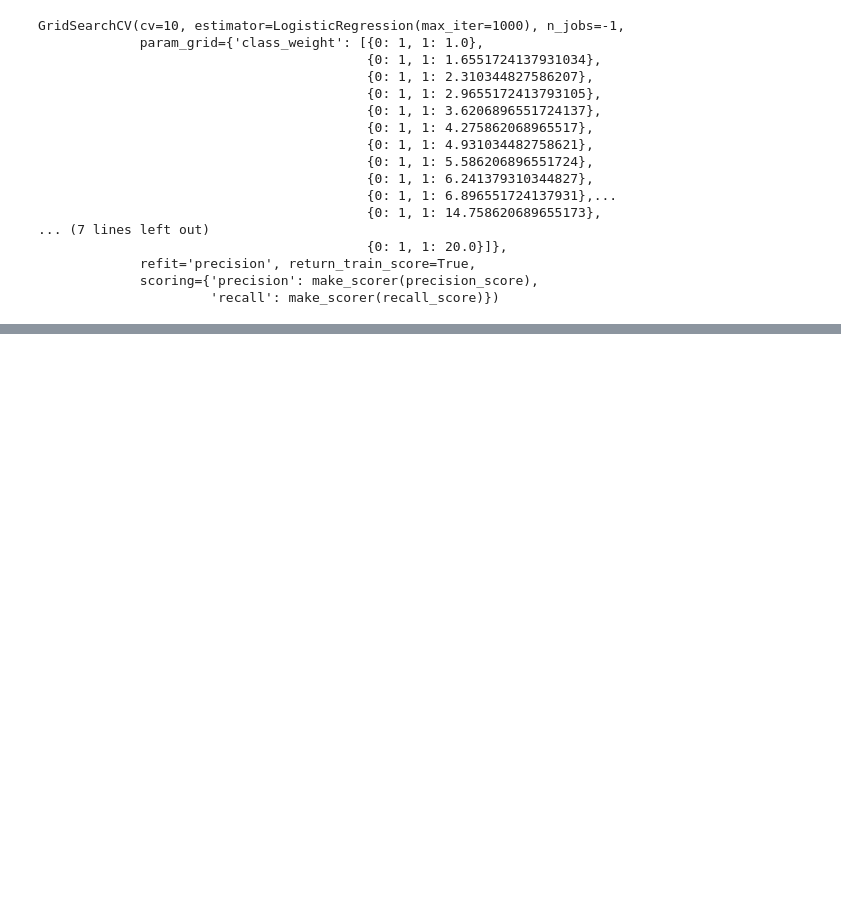
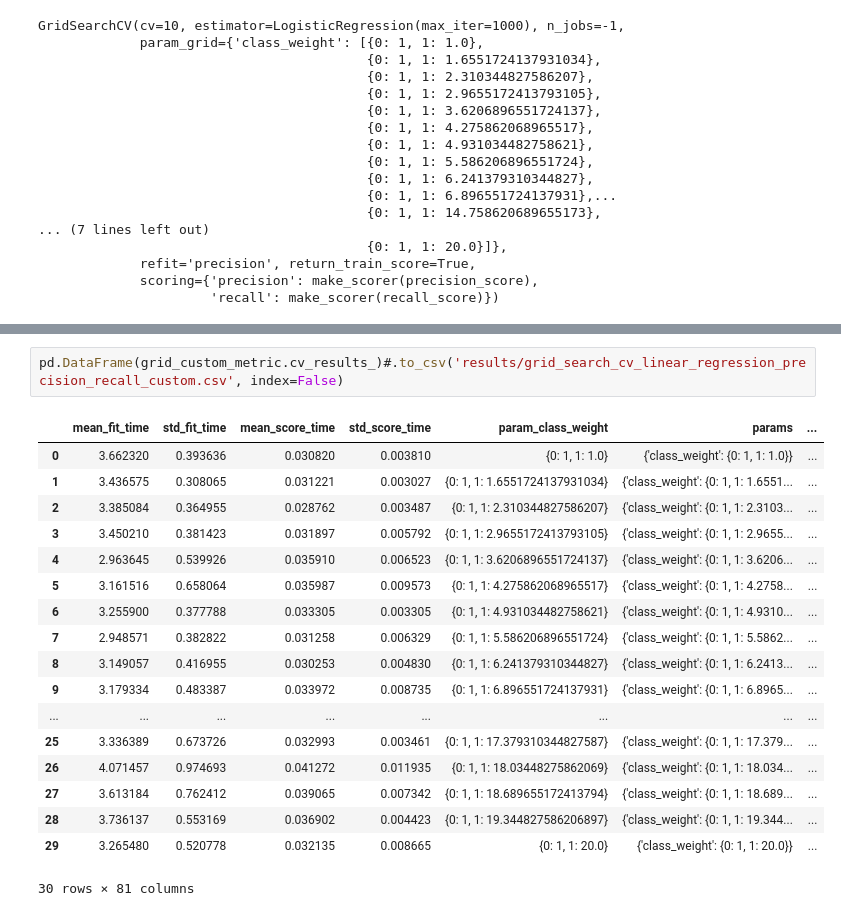
Before and after one commit to Farooq-azam-khan/sklearn-datascience, a Jupyter notebook: src/metrics.ipynb, the cells around one changed output, grey strips where cells are left out. Drawn from its saved outputs; the diff is of its cells as text; blank space fills up the shorter version.

```diff
--- a/src/metrics.ipynb
+++ b/src/metrics.ipynb
@@ -156,0 +198,21 @@ plt.legend()
+# %%
+pd.DataFrame(grid_custom_metric.cv_results_)#.to_csv('results/grid_search_cv_linear_regression_precision_recall_custom.csv', index=False)
+# %% [output]
+|  | mean_fit_time | std_fit_time | mean_score_time | std_score_time | param_class_weight | params | ... |
+| 0 | 3.662320 | 0.393636 | 0.030820 | 0.003810 | {0: 1, 1: 1.0} | {'class_weight': {0: 1, 1: 1.0}} | ... |
+| 1 | 3.436575 | 0.308065 | 0.031221 | 0.003027 | {0: 1, 1: 1.6551724137931034} | {'class_weight': {0: 1, 1: 1.6551... | ... |
+| 2 | 3.385084 | 0.364955 | 0.028762 | 0.003487 | {0: 1, 1: 2.310344827586207} | {'class_weight': {0: 1, 1: 2.3103... | ... |
+| 3 | 3.450210 | 0.381423 | 0.031897 | 0.005792 | {0: 1, 1: 2.9655172413793105} | {'class_weight': {0: 1, 1: 2.9655... | ... |
+| 4 | 2.963645 | 0.539926 | 0.035910 | 0.006523 | {0: 1, 1: 3.6206896551724137} | {'class_weight': {0: 1, 1: 3.6206... | ... |
+| 5 | 3.161516 | 0.658064 | 0.035987 | 0.009573 | {0: 1, 1: 4.275862068965517} | {'class_weight': {0: 1, 1: 4.2758... | ... |
+| 6 | 3.255900 | 0.377788 | 0.033305 | 0.003305 | {0: 1, 1: 4.931034482758621} | {'class_weight': {0: 1, 1: 4.9310... | ... |
+| 7 | 2.948571 | 0.382822 | 0.031258 | 0.006329 | {0: 1, 1: 5.586206896551724} | {'class_weight': {0: 1, 1: 5.5862... | ... |
+| 8 | 3.149057 | 0.416955 | 0.030253 | 0.004830 | {0: 1, 1: 6.241379310344827} | {'class_weight': {0: 1, 1: 6.2413... | ... |
+| 9 | 3.179334 | 0.483387 | 0.033972 | 0.008735 | {0: 1, 1: 6.896551724137931} | {'class_weight': {0: 1, 1: 6.8965... | ... |
+| ... | ... | ... | ... | ... | ... | ... | ... |
+| 25 | 3.336389 | 0.673726 | 0.032993 | 0.003461 | {0: 1, 1: 17.379310344827587} | {'class_weight': {0: 1, 1: 17.379... | ... |
+| 26 | 4.071457 | 0.974693 | 0.041272 | 0.011935 | {0: 1, 1: 18.03448275862069} | {'class_weight': {0: 1, 1: 18.034... | ... |
+| 27 | 3.613184 | 0.762412 | 0.039065 | 0.007342 | {0: 1, 1: 18.689655172413794} | {'class_weight': {0: 1, 1: 18.689... | ... |
+| 28 | 3.736137 | 0.553169 | 0.036902 | 0.004423 | {0: 1, 1: 19.344827586206897} | {'class_weight': {0: 1, 1: 19.344... | ... |
+| 29 | 3.265480 | 0.520778 | 0.032135 | 0.008665 | {0: 1, 1: 20.0} | {'class_weight': {0: 1, 1: 20.0}} | ... |
+30 rows × 81 columns
```
Also changed, not shown: parts of 8 cells of this notebook, 1 other file.
